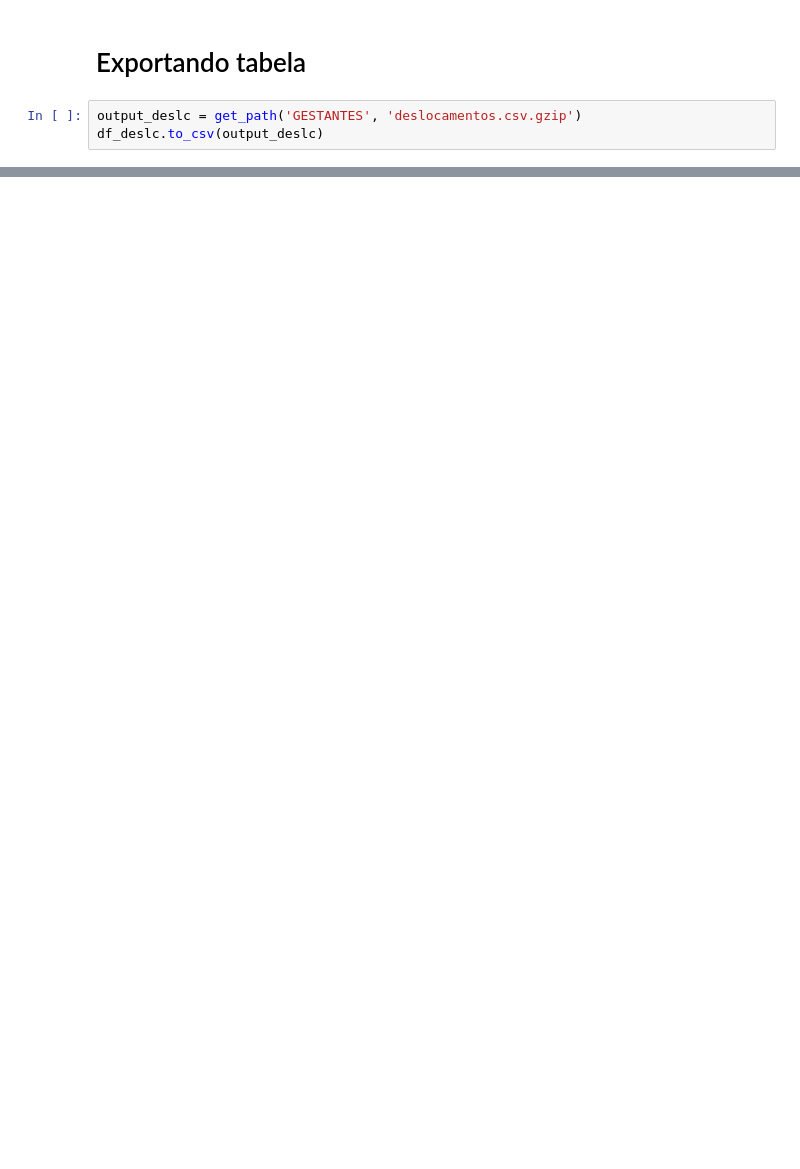
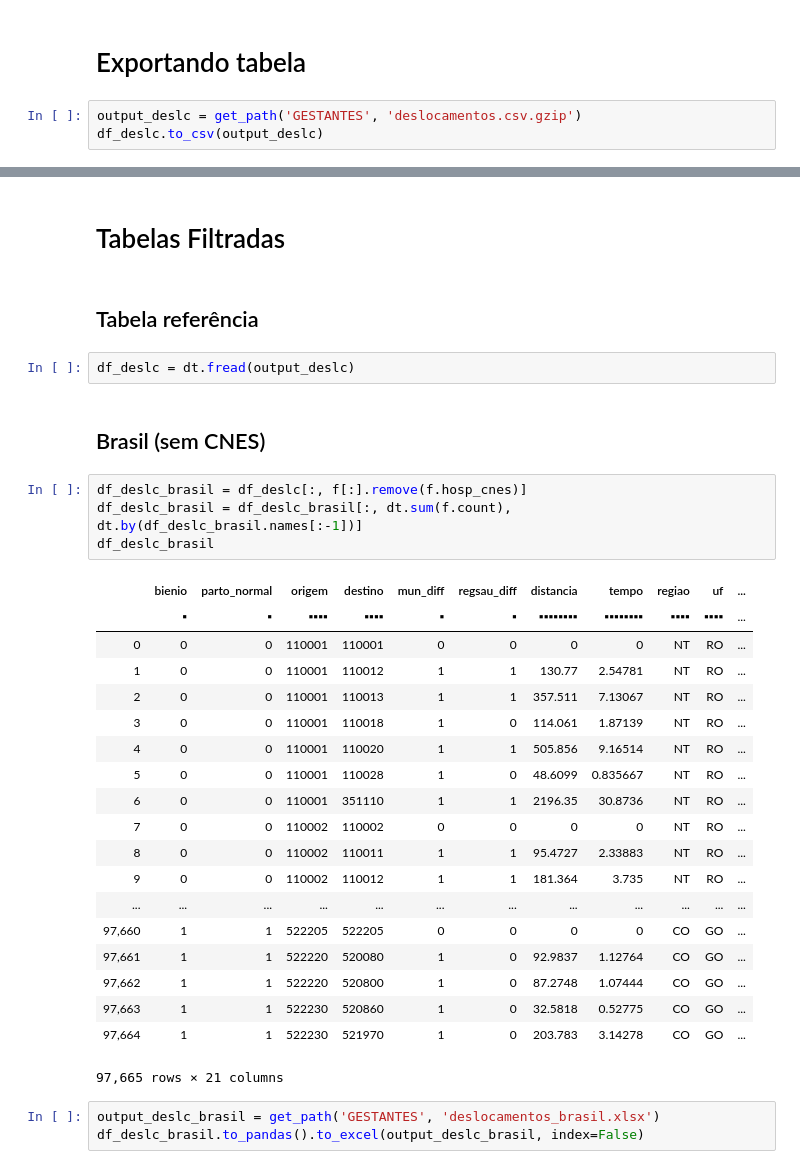
Before and after one commit to lucaslopes/gestantes, a Jupyter notebook: sections/table_deslc.ipynb, the cells around one changed output, grey strips where cells are left out. Saved outputs shown, nothing was run; the diff lists cells and outputs as text; blank space fills up the shorter version.

```diff
--- a/sections/table_deslc.ipynb
+++ b/sections/table_deslc.ipynb
@@ -524,0 +526,35 @@ dt.fread(output_deslc)
+# %% [markdown]
+# Tabelas Filtradas
+# %% [markdown]
+## Tabela referência
+# %%
+df_deslc = dt.fread(output_deslc)
+# %% [markdown]
+## Brasil (sem CNES)
+# %%
+df_deslc_brasil = df_deslc[:, f[:].remove(f.hosp_cnes)]
+df_deslc_brasil = df_deslc_brasil[:, dt.sum(f.count), dt.by(df_deslc_brasil.names[:-1])]
+df_deslc_brasil
+# %% [output]
+|  | bienio | parto_normal | origem | destino | mun_diff | regsau_diff | distancia | tempo | regiao | uf | ... |
+|  | ▪ | ▪ | ▪▪▪▪ | ▪▪▪▪ | ▪ | ▪ | ▪▪▪▪▪▪▪▪ | ▪▪▪▪▪▪▪▪ | ▪▪▪▪ | ▪▪▪▪ | ... |
+| 0 | 0 | 0 | 110001 | 110001 | 0 | 0 | 0 | 0 | NT | RO | ... |
+| 1 | 0 | 0 | 110001 | 110012 | 1 | 1 | 130.77 | 2.54781 | NT | RO | ... |
+| 2 | 0 | 0 | 110001 | 110013 | 1 | 1 | 357.511 | 7.13067 | NT | RO | ... |
+| 3 | 0 | 0 | 110001 | 110018 | 1 | 0 | 114.061 | 1.87139 | NT | RO | ... |
+| 4 | 0 | 0 | 110001 | 110020 | 1 | 1 | 505.856 | 9.16514 | NT | RO | ... |
+| 5 | 0 | 0 | 110001 | 110028 | 1 | 0 | 48.6099 | 0.835667 | NT | RO | ... |
+| 6 | 0 | 0 | 110001 | 351110 | 1 | 1 | 2196.35 | 30.8736 | NT | RO | ... |
+| 7 | 0 | 0 | 110002 | 110002 | 0 | 0 | 0 | 0 | NT | RO | ... |
+| 8 | 0 | 0 | 110002 | 110011 | 1 | 1 | 95.4727 | 2.33883 | NT | RO | ... |
+| 9 | 0 | 0 | 110002 | 110012 | 1 | 1 | 181.364 | 3.735 | NT | RO | ... |
+| ... | ... | ... | ... | ... | ... | ... | ... | ... | ... | ... | ... |
+| 97,660 | 1 | 1 | 522205 | 522205 | 0 | 0 | 0 | 0 | CO | GO | ... |
+| 97,661 | 1 | 1 | 522220 | 520080 | 1 | 0 | 92.9837 | 1.12764 | CO | GO | ... |
+| 97,662 | 1 | 1 | 522220 | 520800 | 1 | 0 | 87.2748 | 1.07444 | CO | GO | ... |
+| 97,663 | 1 | 1 | 522230 | 520860 | 1 | 0 | 32.5818 | 0.52775 | CO | GO | ... |
+| 97,664 | 1 | 1 | 522230 | 521970 | 1 | 0 | 203.783 | 3.14278 | CO | GO | ... |
+97,665 rows × 21 columns
+# %%
+output_deslc_brasil = get_path('GESTANTES', 'deslocamentos_brasil.xlsx')
+df_deslc_brasil.to_pandas().to_excel(output_deslc_brasil, index=False)
```
Also changed, not shown: parts of 12 cells of this notebook, 1 other file.
